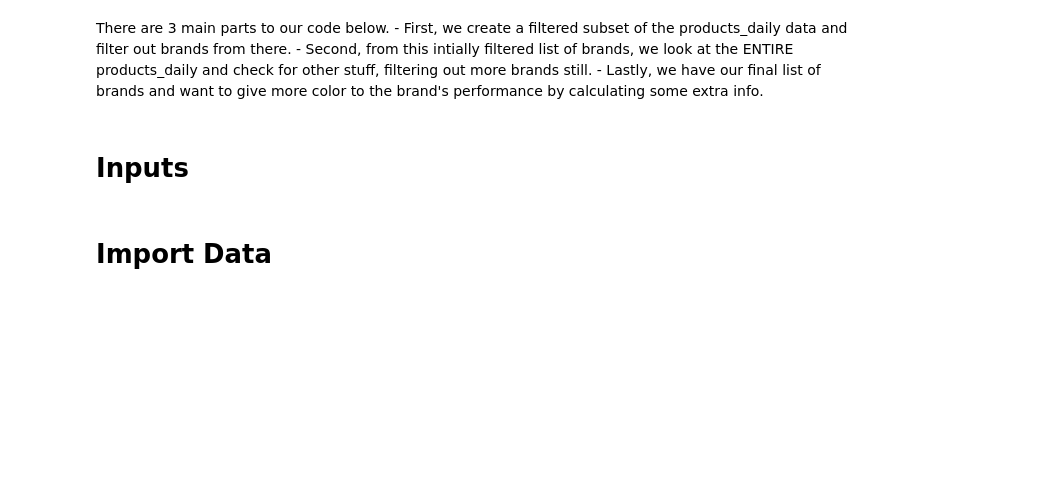
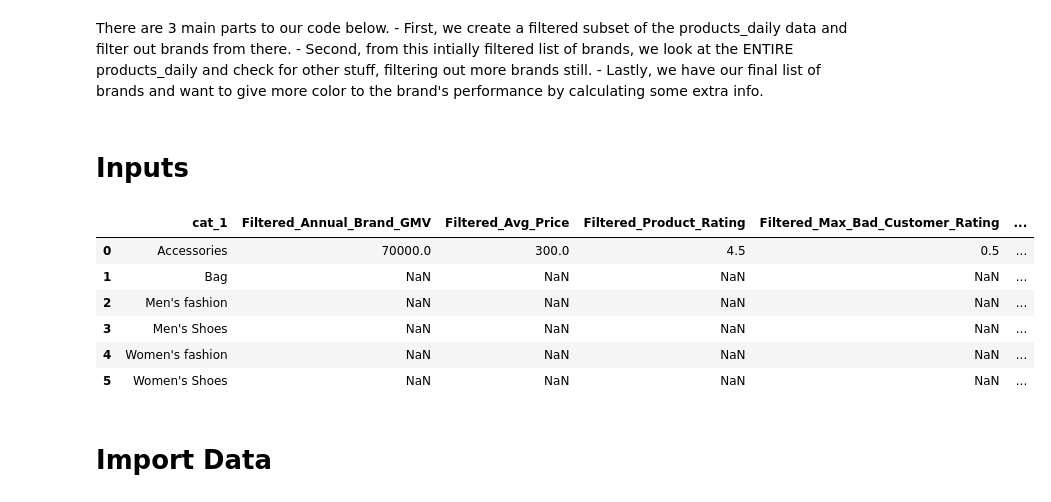
Before and after one commit to don-assamongkol/Project-Simcity, a Jupyter notebook: Filter Code with products_daily only as input.ipynb, the cells around one changed output. Saved outputs shown, nothing was run; the diff lists cells and outputs as text; code cells hidden in the pictures; blank space fills up the shorter version.

Commit message:
Add files via upload
Updated to create a filter_df into csv more clear for presentation

```diff
--- a/Filter Code with products_daily only as input.ipynb
+++ b/Filter Code with products_daily only as input.ipynb
@@ -65,3 +65,23 @@ max_bad_rating = 0.5
 #Filter 8: Brand TOTAL GMV
 min_total_brand_gmv_on = True
 min_total_brand_gmv = 2000000
+# %%
+#Make csv of the applied filters so ppl can understand more easily
+filter_df = pd.DataFrame()
+filter_df["cat_1"] = cat_lst_1
+#filter_df["cat_2"] = cat_lst_2
+#filter_df["cat_3"] = cat_lst_3
+filter_df.loc[0, "Filtered_Annual_Brand_GMV"] = min_gmv
+filter_df.loc[0, "Filtered_Avg_Price"] = min_unit_price
+filter_df.loc[0, "Filtered_Product_Rating"] = min_avg_star
+filter_df.loc[0, "Filtered_Max_Bad_Customer_Rating"] = max_bad_rating
+filter_df.loc[0, "Min_Total_Brand_GMV"] = min_total_brand_gmv
+filter_df
+# %% [output]
+|  | cat_1 | Filtered_Annual_Brand_GMV | Filtered_Avg_Price | Filtered_Product_Rating | Filtered_Max_Bad_Customer_Rating | ... |
+| 0 | Accessories | 70000.0 | 300.0 | 4.5 | 0.5 | ... |
+| 1 | Bag | NaN | NaN | NaN | NaN | ... |
+| 2 | Men's fashion | NaN | NaN | NaN | NaN | ... |
+| 3 | Men's Shoes | NaN | NaN | NaN | NaN | ... |
+| 4 | Women's fashion | NaN | NaN | NaN | NaN | ... |
+| 5 | Women's Shoes | NaN | NaN | NaN | NaN | ... |
```
Also changed, not shown: parts of 2 cells of this notebook.
